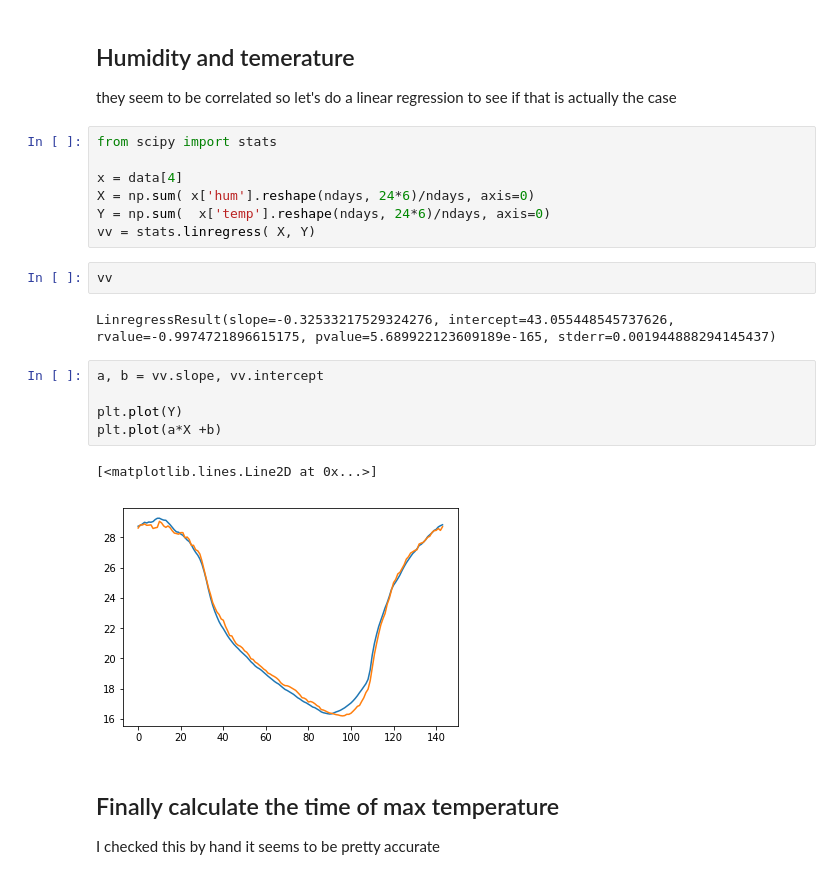
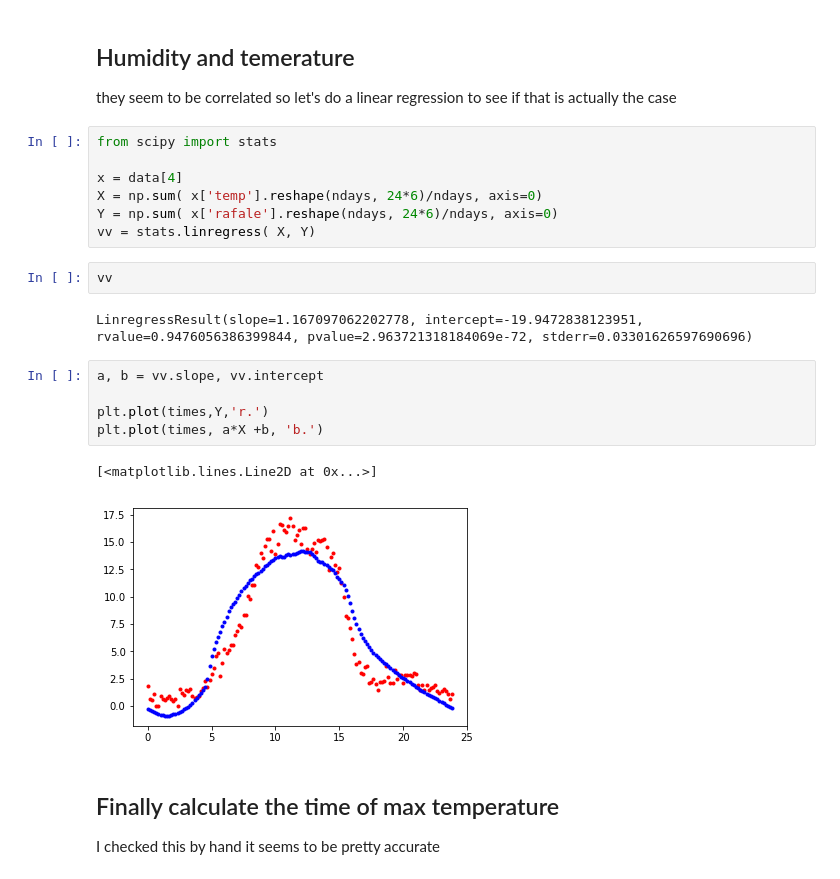
Before and after one commit to macbuse/ROMMA, a Jupyter notebook: romma_again.ipynb, the cells around one changed output. Cells and saved outputs as stored; diff of their text form.

```diff
--- a/romma_again.ipynb
+++ b/romma_again.ipynb
@@ -217,21 +217,21 @@ they seem to be correlated so let's do a linear regression to see if that is act
 from scipy import stats
 
 x = data[4]
-X = np.sum( x['hum'].reshape(ndays, 24*6)/ndays, axis=0)
-Y = np.sum(  x['temp'].reshape(ndays, 24*6)/ndays, axis=0)
+X = np.sum( x['temp'].reshape(ndays, 24*6)/ndays, axis=0)
+Y = np.sum( x['rafale'].reshape(ndays, 24*6)/ndays, axis=0)
 vv = stats.linregress( X, Y)
 # %%
 vv
 # %% [output]
-LinregressResult(slope=-0.32533217529324276, intercept=43.055448545737626, rvalue=-0.9974721896615175, pvalue=5.689922123609189e-165, stderr=0.001944888294145437)
+LinregressResult(slope=1.167097062202778, intercept=-19.9472838123951, rvalue=0.9476056386399844, pvalue=2.963721318184069e-72, stderr=0.03301626597690696)
 # %%
 a, b = vv.slope, vv.intercept
 
-plt.plot(Y)
-plt.plot(a*X +b)
+plt.plot(times,Y,'r.')
+plt.plot(times, a*X +b, 'b.')
 # %% [output]
 [<matplotlib.lines.Line2D at 0x...>]
-[figure, old version]
+[figure, new version]
 # %% [markdown]
 ## Finally calculate the time of max temperature
 
```
Also changed, not shown: parts of 4 cells of this notebook.
